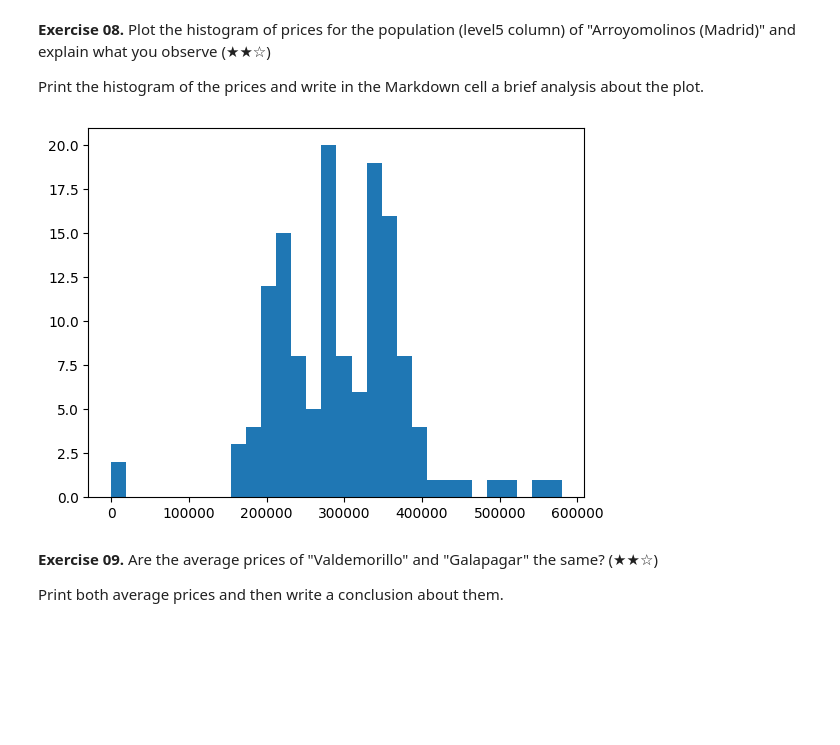
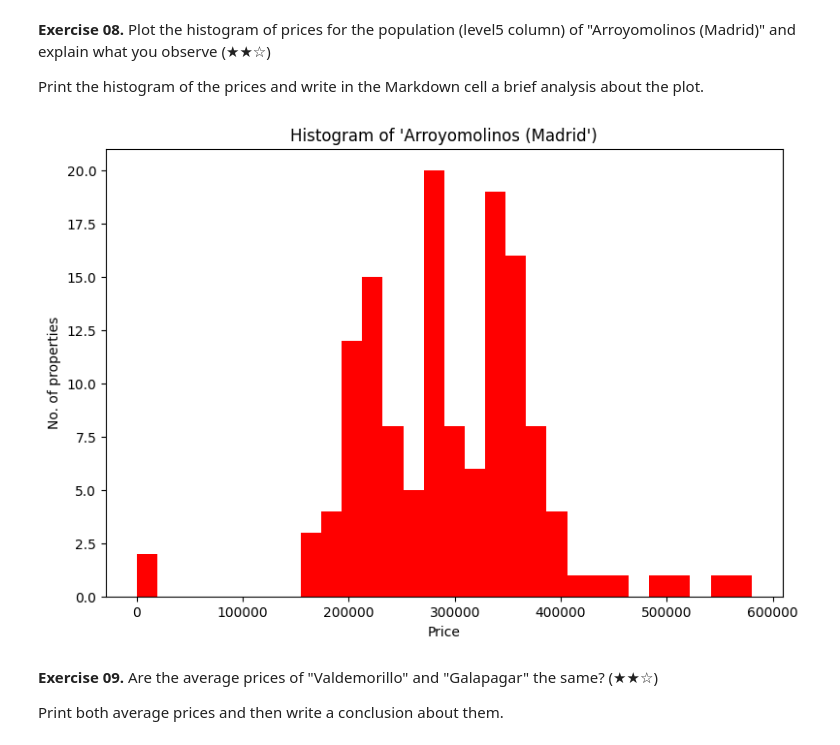
Before and after one commit to Caavlier/Proyect-RealState, a Jupyter notebook: Real_Estate_Clean_Up_Project_0.ipynb, the cells around one changed output. Cells and saved outputs as stored; diff of their text form; code cells hidden in the pictures; blank space fills up the shorter version.

```diff
--- a/Real_Estate_Clean_Up_Project_0.ipynb
+++ b/Real_Estate_Clean_Up_Project_0.ipynb
@@ -231,11 +233,15 @@ Print the histogram of the prices and write in the Markdown cell a brief analysi
 # %%
 # DataFrame with given condition "Arroymolinos" and a single column specified
 df_Arroy = df.loc[df['level5'] == "Arroyomolinos (Madrid)", ['price']]
 
-plt.hist(df_Arroy, bins=30)
+plt.figure(figsize=(9,6))
+counts, bin_edges, patches = plt.hist(df_Arroy, bins=30, color='red')
+plt.title("Histogram of 'Arroyomolinos (Madrid')")
+plt.xlabel("Price")
+plt.ylabel("No. of properties")
 plt.show()
 # %% [output]
-[figure, old version]
+[figure, new version]
 # %% [markdown]
 **Exercise 09.** Are the average prices of "Valdemorillo" and "Galapagar" the same? (★★☆)
 
```
Also changed, not shown: parts of 3 cells of this notebook.
